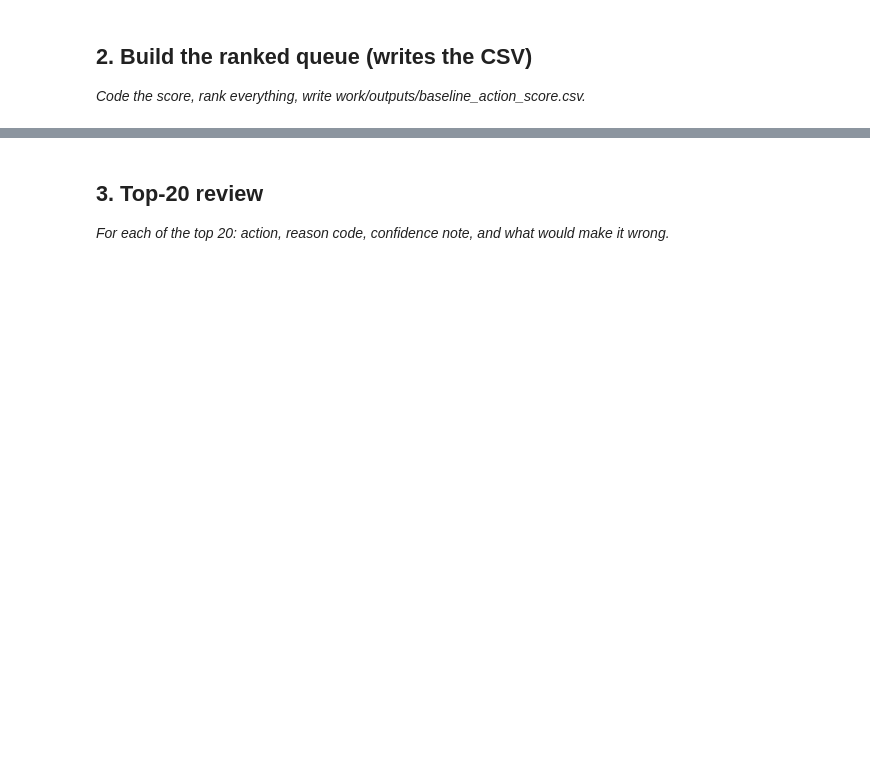
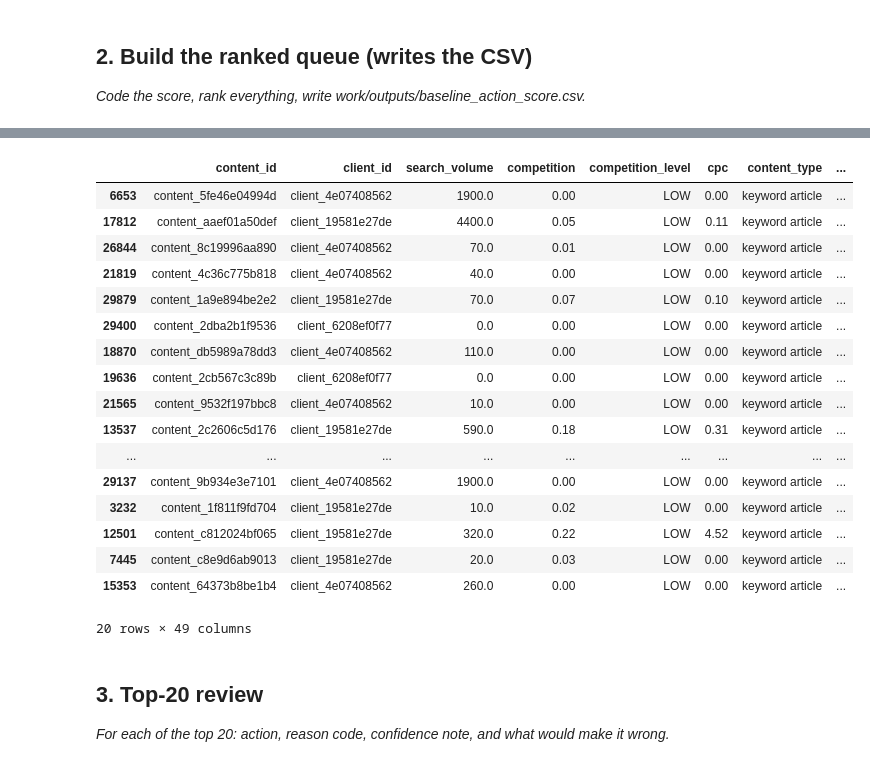
Before and after one commit to 21hamza/flyrank_assign_1, a Jupyter notebook: work/notebooks/w04_baseline_score.ipynb, the cells around one changed output, grey strips where cells are left out. Cells and saved outputs as stored; diff of their text form; code cells hidden in the pictures; blank space fills up the shorter version.

```diff
--- a/work/notebooks/w04_baseline_score.ipynb
+++ b/work/notebooks/w04_baseline_score.ipynb
@@ -23,3 +55,77 @@ This skeleton is yours to fill. Work the sections **in order** — each one has
+# %%
+import pandas as pd
+import numpy as np
+import os
+
+# Load starter dataset
+df = pd.read_csv("data/raw/content_refresh_anonymized.csv")
+
+# Visibility score
+df["visibility_score"] = (
+    df["impressions_90d"] /
+    df["impressions_90d"].max()
+)
+
+# Freshness score
+df["freshness_score"] = (
+    df["content_age_days"] /
+    df["content_age_days"].max()
+)
+
+# Baseline score
+df["baseline_score"] = (
+    0.6 * df["visibility_score"] +
+    0.4 * df["freshness_score"]
+)
+
+# Reason code
+df["reason_code"] = np.where(
+    (df["content_age_days"] >= 180) &
+    (df["impressions_90d"] >= 500),
+    "stale_visible_page",
+    "monitor"
+)
+
+# Action
+df["action"] = np.where(
+    df["reason_code"] == "stale_visible_page",
+    "Review for Refresh",
+    "Monitor"
+)
+
+# Rank
+queue = df.sort_values(
+    "baseline_score",
+    ascending=False
+)
+
+os.makedirs("work/outputs", exist_ok=True)
+
+queue.to_csv(
+    "work/outputs/baseline_action_score.csv",
+    index=False
+)
+
+queue.head(20)
+# %% [output]
+|  | content_id | client_id | search_volume | competition | competition_level | cpc | content_type | ... |
+| 6653 | content_5fe46e04994d | client_4e07408562 | 1900.0 | 0.00 | LOW | 0.00 | keyword article | ... |
+| 17812 | content_aaef01a50def | client_19581e27de | 4400.0 | 0.05 | LOW | 0.11 | keyword article | ... |
+| 26844 | content_8c19996aa890 | client_4e07408562 | 70.0 | 0.01 | LOW | 0.00 | keyword article | ... |
+| 21819 | content_4c36c775b818 | client_4e07408562 | 40.0 | 0.00 | LOW | 0.00 | keyword article | ... |
+| 29879 | content_1a9e894be2e2 | client_19581e27de | 70.0 | 0.07 | LOW | 0.10 | keyword article | ... |
+| 29400 | content_2dba2b1f9536 | client_6208ef0f77 | 0.0 | 0.00 | LOW | 0.00 | keyword article | ... |
+| 18870 | content_db5989a78dd3 | client_4e07408562 | 110.0 | 0.00 | LOW | 0.00 | keyword article | ... |
+| 19636 | content_2cb567c3c89b | client_6208ef0f77 | 0.0 | 0.00 | LOW | 0.00 | keyword article | ... |
+| 21565 | content_9532f197bbc8 | client_4e07408562 | 10.0 | 0.00 | LOW | 0.00 | keyword article | ... |
+| 13537 | content_2c2606c5d176 | client_19581e27de | 590.0 | 0.18 | LOW | 0.31 | keyword article | ... |
+| ... | ... | ... | ... | ... | ... | ... | ... | ... |
+| 29137 | content_9b934e3e7101 | client_4e07408562 | 1900.0 | 0.00 | LOW | 0.00 | keyword article | ... |
+| 3232 | content_1f811f9fd704 | client_19581e27de | 10.0 | 0.02 | LOW | 0.00 | keyword article | ... |
+| 12501 | content_c812024bf065 | client_19581e27de | 320.0 | 0.22 | LOW | 4.52 | keyword article | ... |
+| 7445 | content_c8e9d6ab9013 | client_19581e27de | 20.0 | 0.03 | LOW | 0.00 | keyword article | ... |
+| 15353 | content_64373b8be1b4 | client_4e07408562 | 260.0 | 0.00 | LOW | 0.00 | keyword article | ... |
+20 rows × 49 columns
 # %% [markdown]
 ## 3. Top-20 review
 
```
Also changed, not shown: parts of 8 cells of this notebook.
